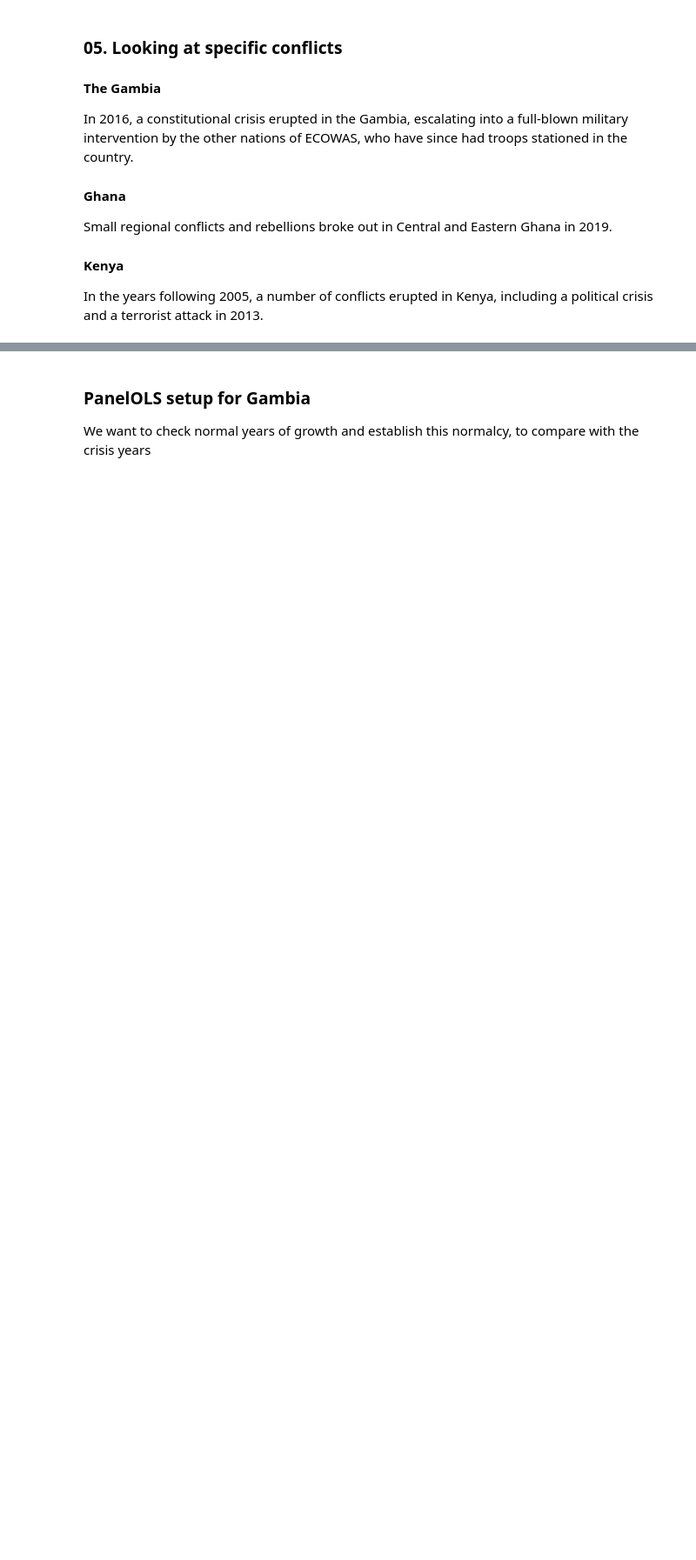
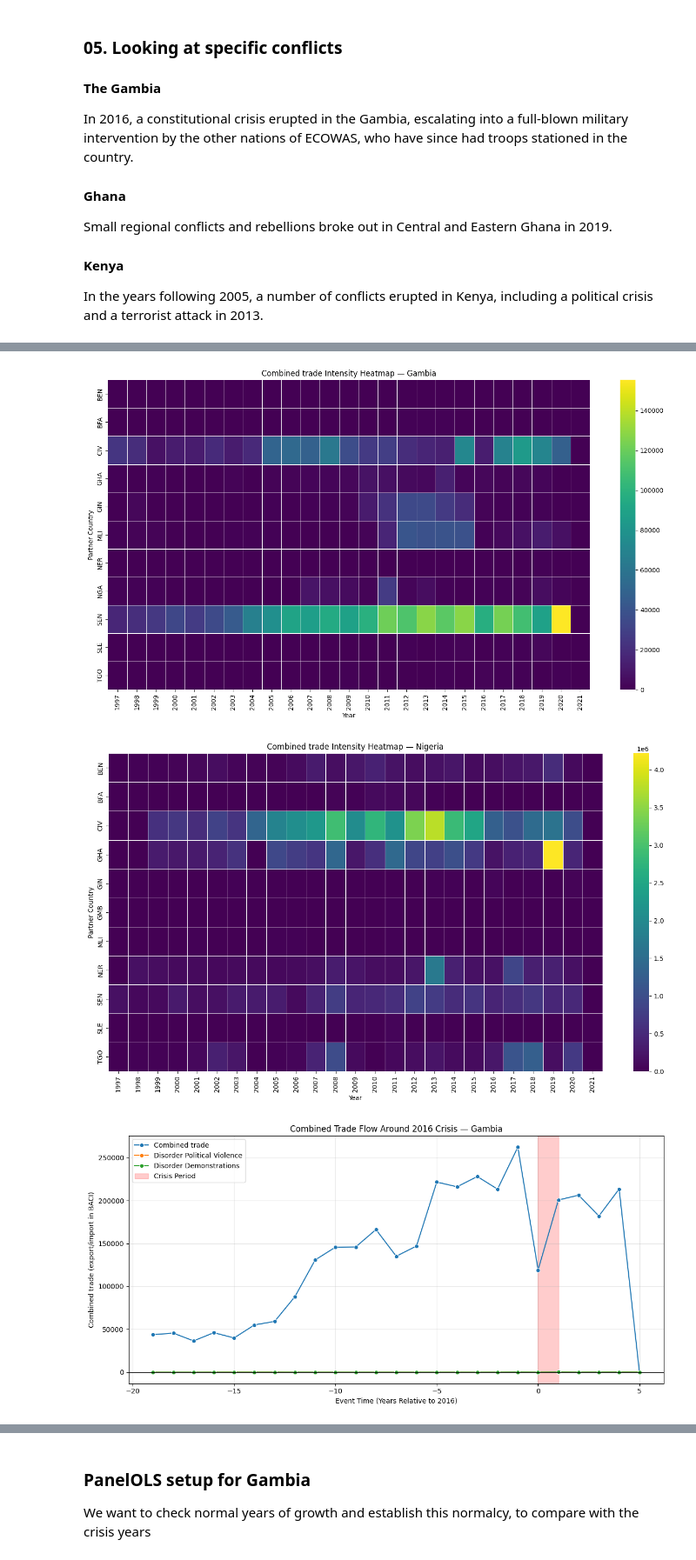
Before and after one commit to poopiboi/bachelor_2026, a Jupyter notebook: 02_EDA.ipynb, the cells around one changed output, grey strips where cells are left out. Shown at 87% size. Saved outputs shown, nothing was run; the diff lists cells and outputs as text; code cells hidden in the pictures; blank space fills up the shorter version.

```diff
--- a/02_EDA.ipynb
+++ b/02_EDA.ipynb
@@ -503,0 +789,13 @@ country_period_slices["Ghana"]["post_crisis"]
+# %%
+trade_heatmap("Gambia", ecowas_df_dict["Gambia"])
+
+trade_heatmap("Nigeria", ecowas_df_dict["Nigeria"])
+
+
+event_study_trade("Gambia", ecowas_df_dict["Gambia"], 2016, ["disorder_Political violence", "disorder_Demonstrations"])
+
+event_study_trade_conflicts("Gambia", ecowas_df_dict["Gambia"])
+# %% [output]
+[figure, added]
+[figure, added]
+[figure, added]
```
Also changed, not shown: parts of 40 cells of this notebook.
